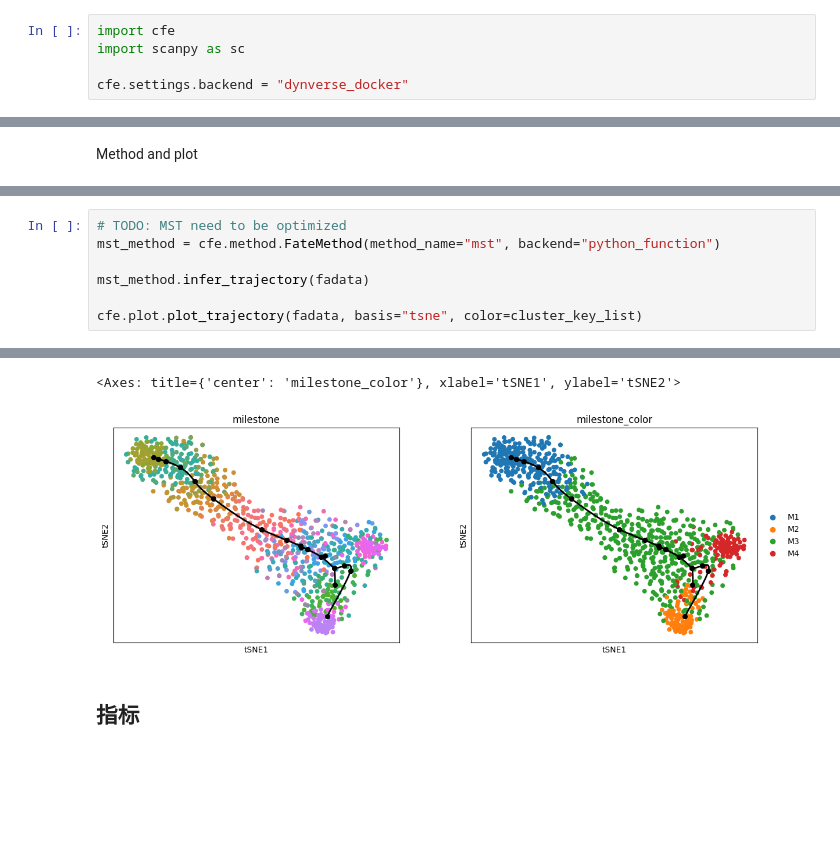
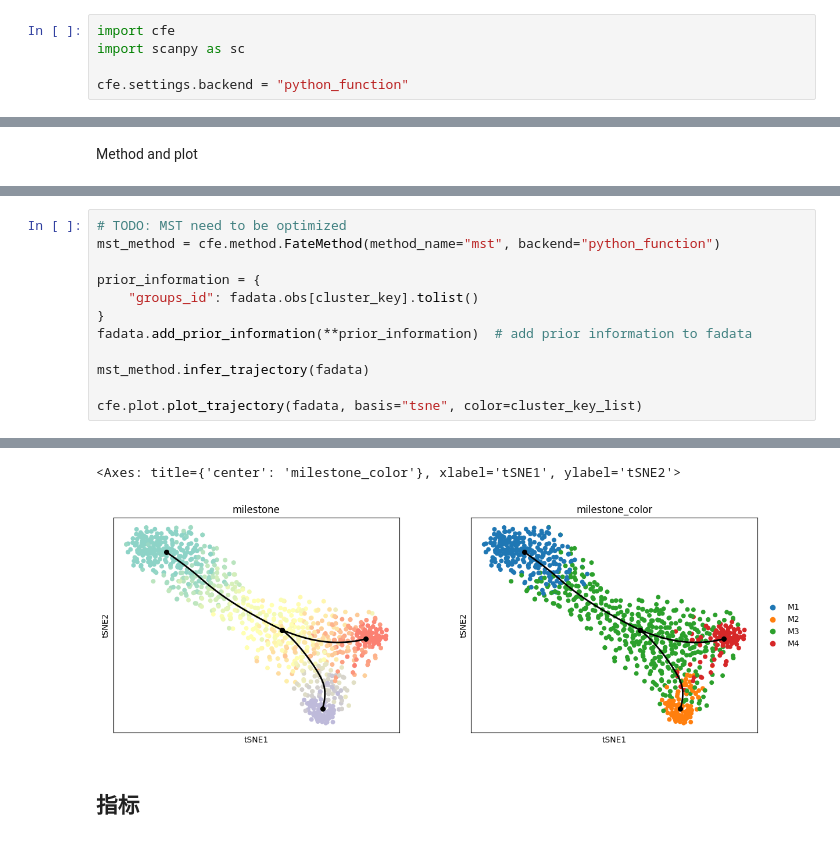
Before and after one commit to HuangDDU/cafe-release, a Jupyter notebook: notebook/benchmark_dyntoy_bifurcating_1.ipynb, the cells around one changed output, grey strips where cells are left out. Drawn from its saved outputs; the diff is of its cells as text; blank space fills up the shorter version.

Commit message:
method adjust parameter, mst cluster, simplify undirected graph

```diff
--- a/notebook/benchmark_dyntoy_bifurcating_1.ipynb
+++ b/notebook/benchmark_dyntoy_bifurcating_1.ipynb
@@ -2,5 +2,5 @@
 import cfe
 import scanpy as sc
 
-cfe.settings.backend = "dynverse_docker"
+cfe.settings.backend = "python_function"
 # %% [output]
@@ -85,6 +92,11 @@ cfe.plot.plot_trajectory(fadata, basis="tsne", color=cluster_key_list)
 # TODO: MST need to be optimized
 mst_method = cfe.method.FateMethod(method_name="mst", backend="python_function")
 
+prior_information = {
+    "groups_id": fadata.obs[cluster_key].tolist()
+}
+fadata.add_prior_information(**prior_information)  # add prior information to fadata
+
 mst_method.infer_trajectory(fadata)
 
 cfe.plot.plot_trajectory(fadata, basis="tsne", color=cluster_key_list)
@@ -99,5 +109,5 @@ cfe.plot.plot_trajectory(fadata, basis="tsne", color=cluster_key_list)
 <Axes: title={'center': 'milestone_color'}, xlabel='tSNE1', ylabel='tSNE2'>
-[figure, old version]
+[figure, new version]
 # %% [markdown]
 ## 指标
 # %%
```
Also changed, not shown: parts of 7 cells of this notebook, 4 other files.
